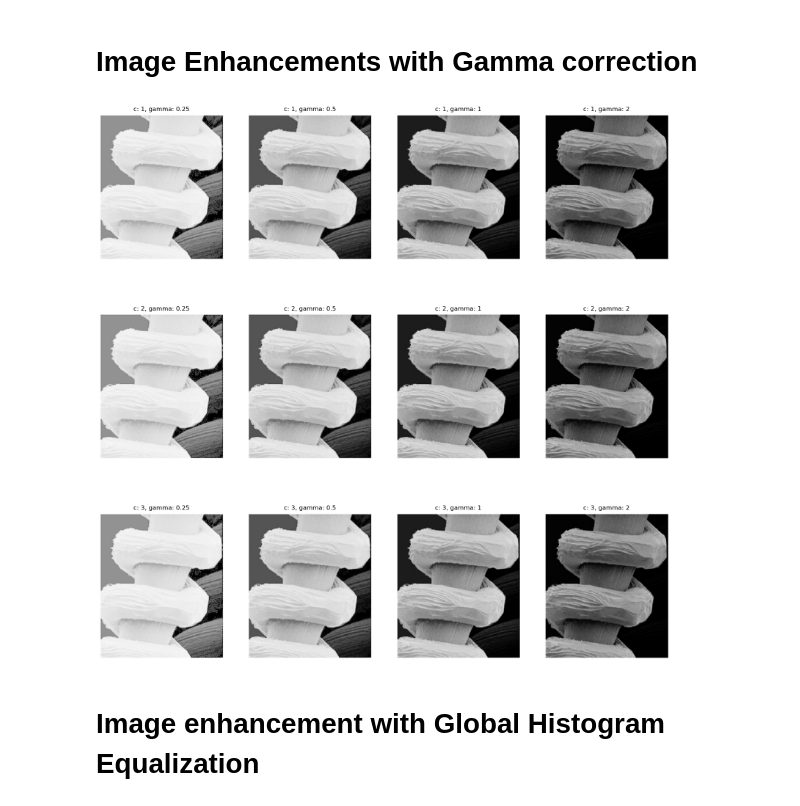
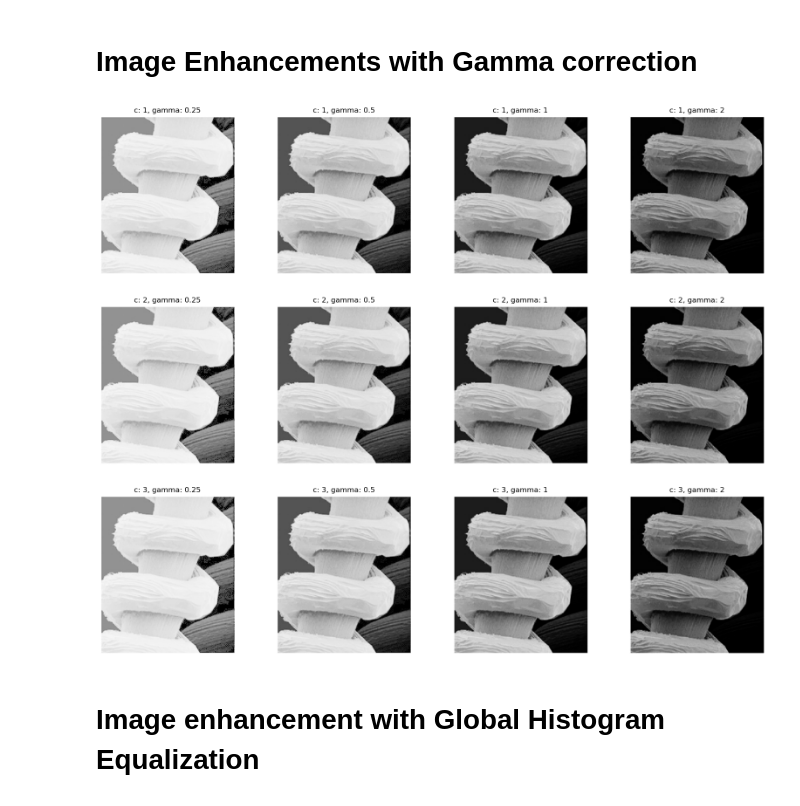
Before and after one commit to ratchanonp/imageprocessing, a Jupyter notebook: Assignment_2/assignment_2.ipynb, the cells around one changed output. Saved outputs shown, nothing was run; the diff lists cells and outputs as text; code cells hidden in the pictures.

```diff
--- a/Assignment_2/assignment_2.ipynb
+++ b/Assignment_2/assignment_2.ipynb
@@ -16,26 +16,26 @@ def gamma_correction(img, c, gamma):
 # %%
 img_path = "./assignment2_image1.jpg"
 img = cv2.imread(img_path, cv2.IMREAD_GRAYSCALE)
 
 c_vals = [1, 2, 3]
 gamma_vals = [0.25, 0.5, 1, 2]
 
 row, col = len(c_vals), len(gamma_vals)
-plt.figure(figsize=(20, 20))
+plt.figure(figsize=(20, 16))
 
 
 # Apply gamma correction
 for c in range(len(c_vals)):
     for gamma in range(len(gamma_vals)):
         c_val, gamma_val = c_vals[c], gamma_vals[gamma]
         img_corrected = gamma_correction(img, c_val, gamma_val)
 
         plt.subplot(row, col, c * col + gamma + 1)
         plt.imshow(img_corrected, cmap="gray")
         plt.axis("off")
         plt.title("c: {}, gamma: {}".format(c_val, gamma_val))
 # %% [output]
-[figure, old version]
+[figure, new version]
 # %% [markdown]
 # Image enhancement with Global Histogram Equalization
 # %%
```
Also changed, not shown: parts of 6 cells of this notebook.
